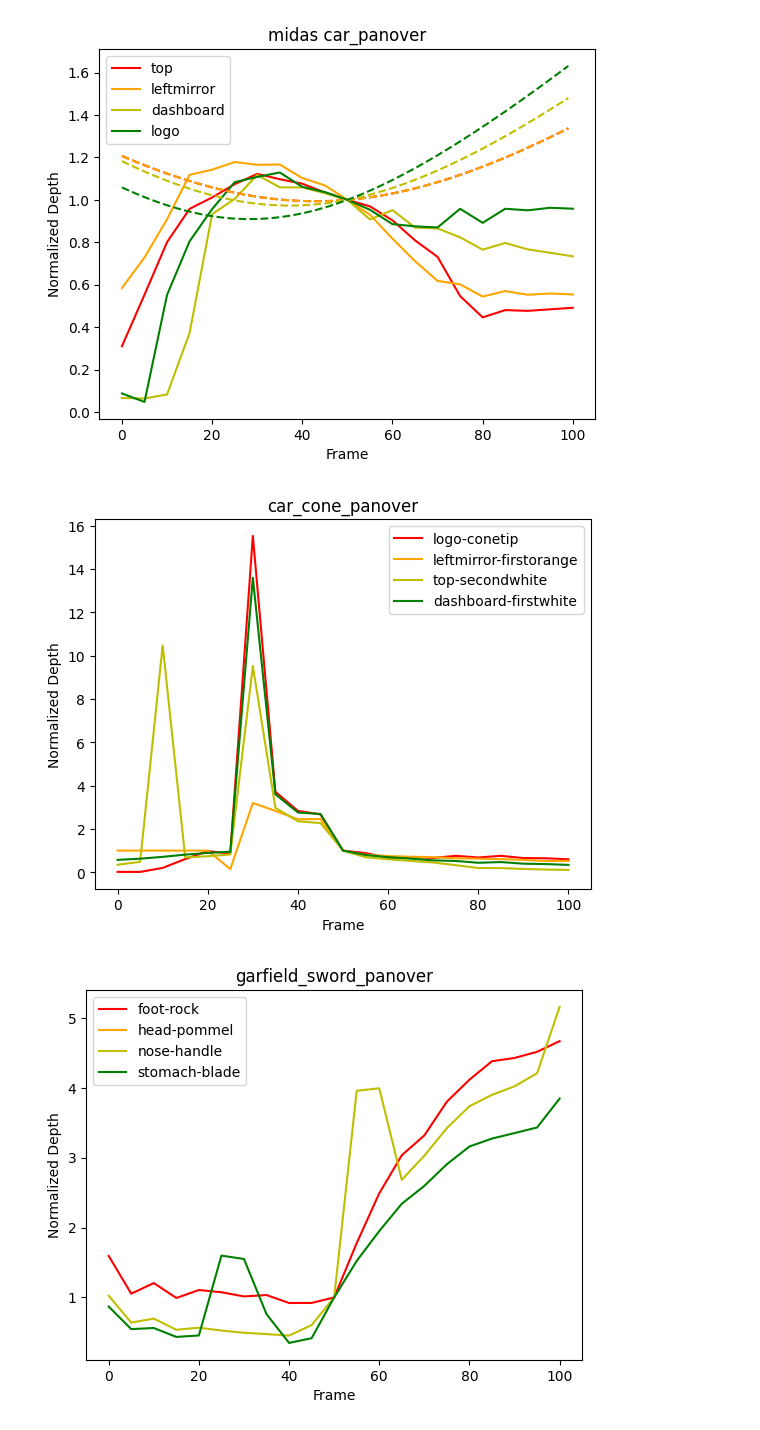
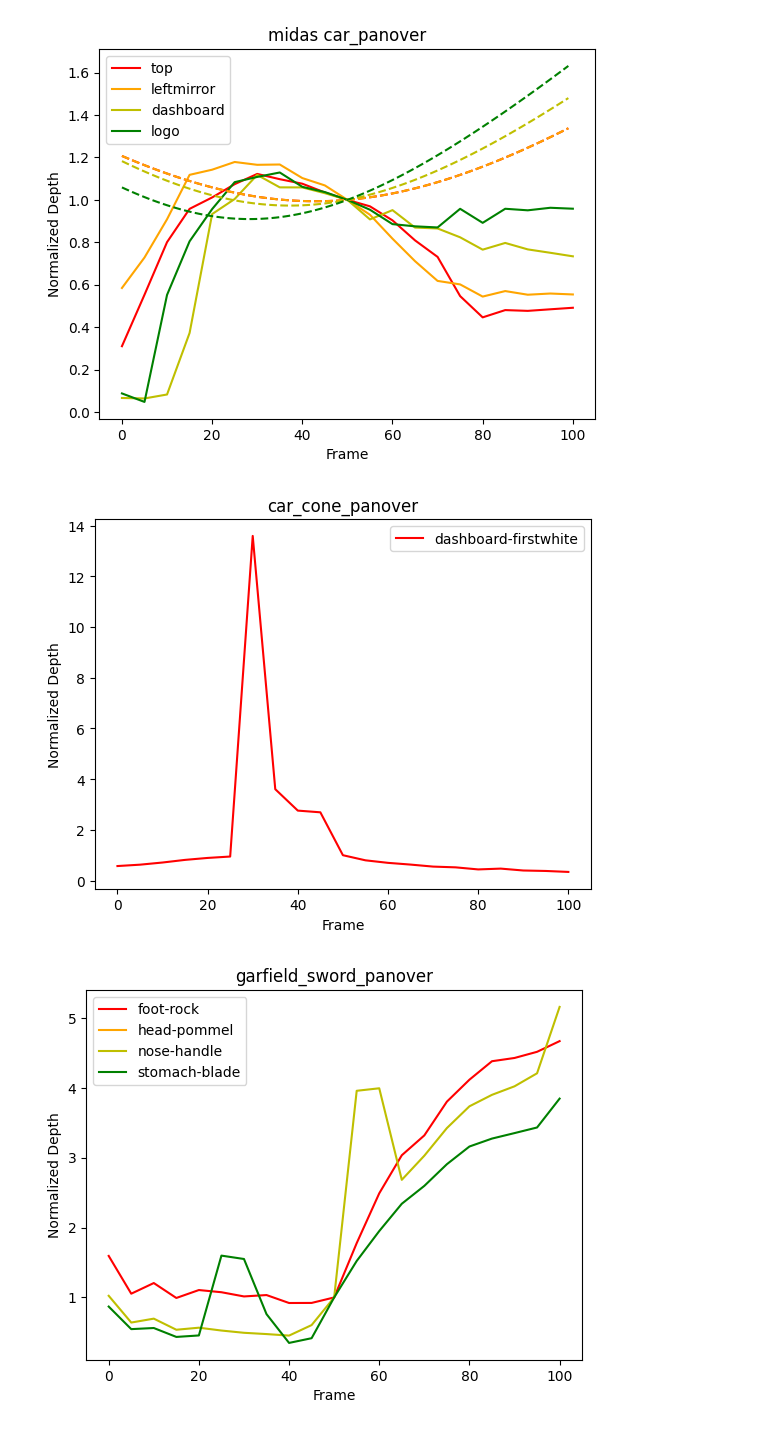
Before and after one commit to oliviali11/spatial-vision-project, a Jupyter notebook: depth_models/depth_mean.ipynb, the cells around one changed output. Drawn from its saved outputs; the diff is of its cells as text; code cells hidden in the pictures.

```diff
--- a/depth_models/depth_mean.ipynb
+++ b/depth_models/depth_mean.ipynb
@@ -48,11 +48,11 @@ car_panover_midas = dp.depth_process("midas", "car_panover")
 # %%
 # car_cone_panover = dp.depth_process("depth_anywhere", "car_cone_panover")
 # car_cone_panover_midas = dp.depth_process("midas", "car_cone_panover")
 
 # compare = [["dashboard", "conetip"], ["leftmirror", "firstorange"], ["logo", "firstwhite"], ["top", "secondwhite"]]
-car_cone_panover = dp.depth_process("depth_anywhere", "car_cone_panover", compare = [["logo", "conetip"], ["leftmirror", "firstorange"], ["top", "secondwhite"], ["dashboard", "firstwhite"]])
+car_cone_panover = dp.depth_process("depth_anywhere", "car_cone_panover", compare = [["dashboard", "firstwhite"]])
 # %% [output]
-[figure, old version]
+[figure, new version]
 # %%
 both_panover = dp.depth_process("depth_anywhere", "garfield_sword_panover", compare = [["foot", "rock"], ["head", "pommel"], ["nose", "handle"], ["stomach", "blade"]])
 # both_panover_midas = dp.depth_process("midas", "garfield_sword_panover")
```
Also changed, not shown: 1 other file.
